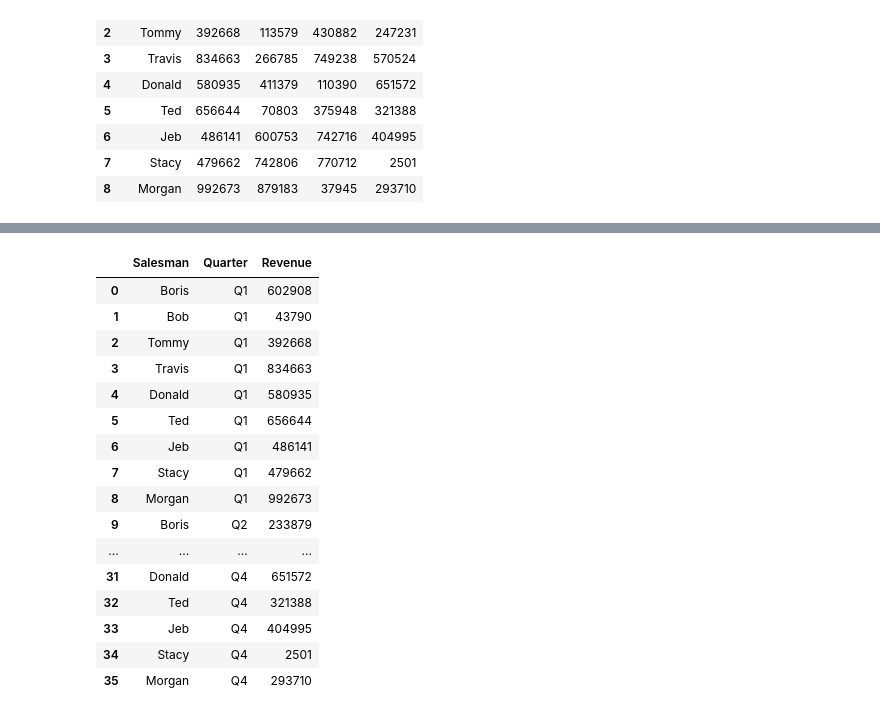
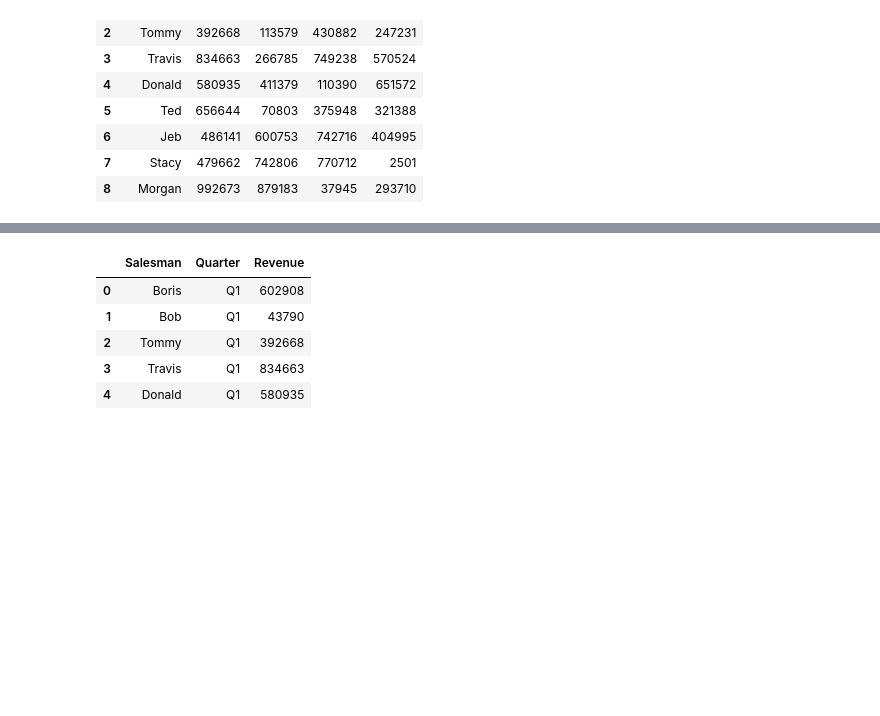
Before and after one commit to YoheiKo/DA_with_pandas_udemy, a Jupyter notebook: MultiIndex.ipynb, the cells around one changed output, grey strips where cells are left out. Cells and saved outputs as stored; diff of their text form; code cells hidden in the pictures; blank space fills up the shorter version.

```diff
--- a/MultiIndex.ipynb
+++ b/MultiIndex.ipynb
@@ -1117,22 +1095,11 @@ pd.melt(sales, id_vars = "Salesman")
 # %%
-pd.melt(sales, id_vars = "Salesman", var_name = "Quarter", value_name = "Revenue")
+pd.melt(sales, id_vars = "Salesman", var_name = "Quarter", value_name = "Revenue").head()
 # id_vars is what is going to remain as a column
 # Other columns are condensed into a single column
 # %% [output]
 |  | Salesman | Quarter | Revenue |
 | 0 | Boris | Q1 | 602908 |
 | 1 | Bob | Q1 | 43790 |
 | 2 | Tommy | Q1 | 392668 |
 | 3 | Travis | Q1 | 834663 |
 | 4 | Donald | Q1 | 580935 |
-| 5 | Ted | Q1 | 656644 |
-| 6 | Jeb | Q1 | 486141 |
-| 7 | Stacy | Q1 | 479662 |
-| 8 | Morgan | Q1 | 992673 |
-| 9 | Boris | Q2 | 233879 |
-| ... | ... | ... | ... |
-| 31 | Donald | Q4 | 651572 |
-| 32 | Ted | Q4 | 321388 |
-| 33 | Jeb | Q4 | 404995 |
-| 34 | Stacy | Q4 | 2501 |
-| 35 | Morgan | Q4 | 293710 |
```
Also changed, not shown: parts of 3 cells of this notebook, 1 other file.
